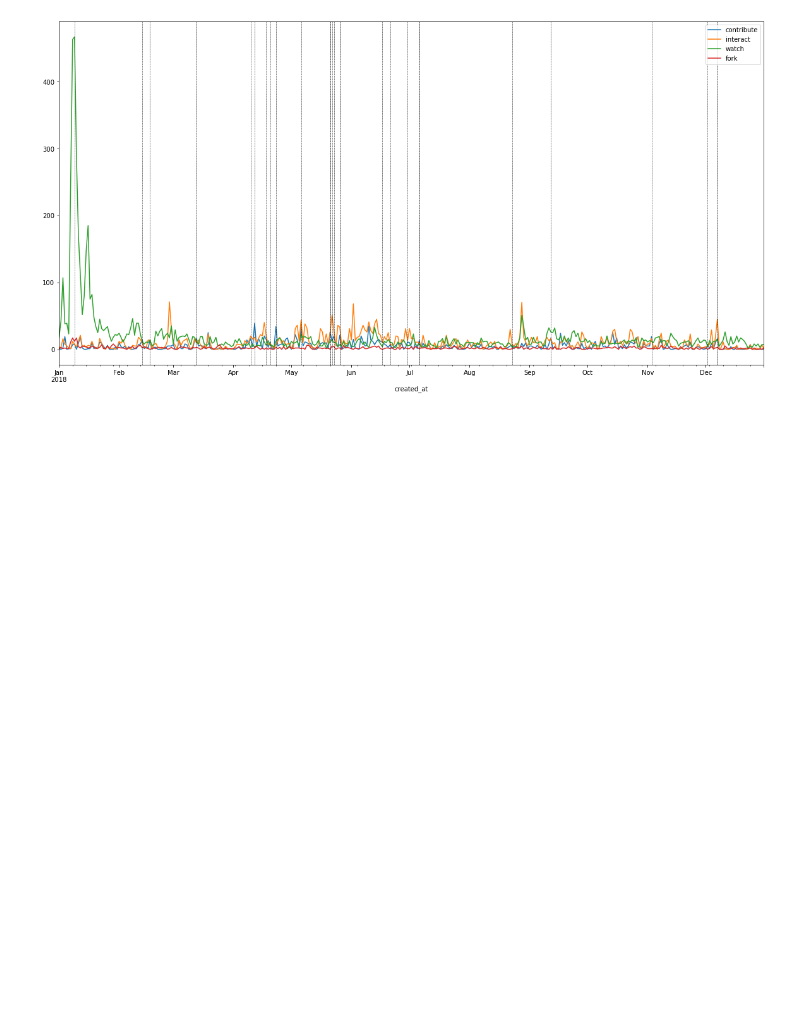
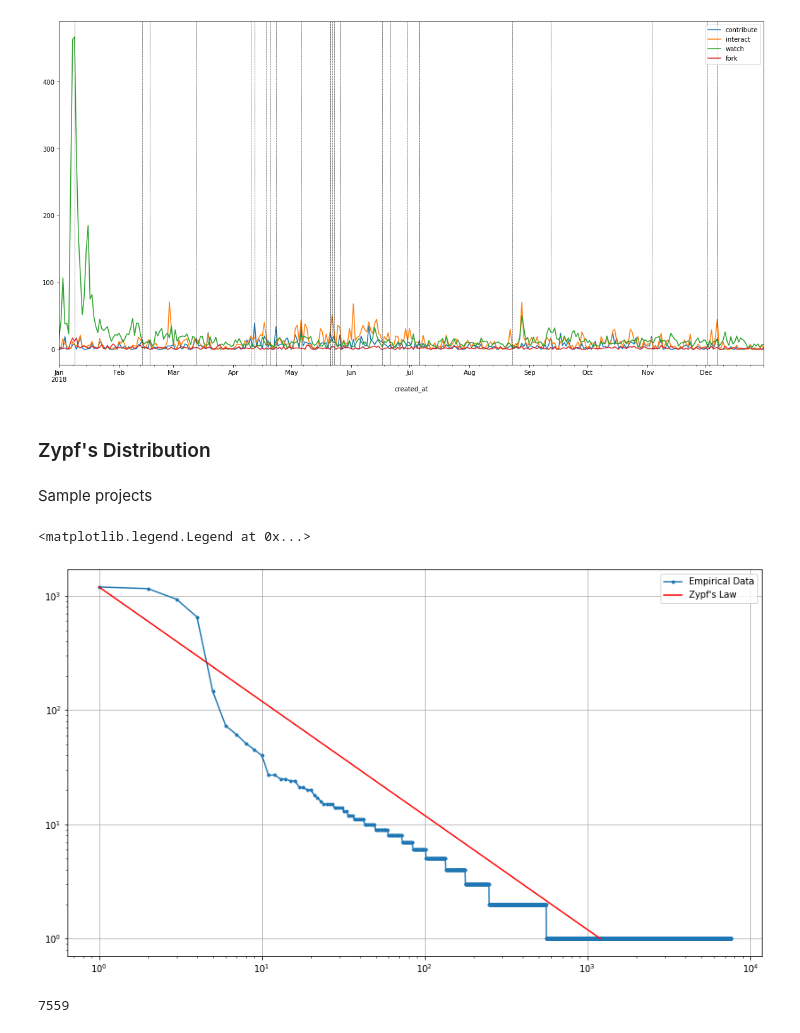
Before and after one commit to gaspa93/OSS-2018, a Jupyter notebook: Main Analysis - GitHub RANDOM-Projects Activities.ipynb, the cells around one changed output. Cells and saved outputs as stored; diff of their text form; code cells hidden in the pictures; blank space fills up the shorter version.

```diff
--- a/Main Analysis - GitHub Projects Activities.ipynb
+++ b/Main Analysis - GitHub RANDOM-Projects Activities.ipynb
@@ -487,3 +489,23 @@ for r in releases.index:
     plt.axvline(r.date(), linestyle='--', color='black', linewidth=0.5)
 # %% [output]
 [figure]
+# %% [markdown]
+### Zypf's Distribution
+# %% [markdown]
+Sample projects
+# %%
+ranking = p_sample.groupby('source')['event'].count().sort_values(ascending=False).reset_index(drop=True)
+# %%
+plt.figure(figsize=(14, 8))
+x_axis = range(1, len(ranking)+1)
+plt.loglog(x_axis, ranking.values, marker=".", label='Empirical Data')
+plt.plot([1, ranking.values[0]],[ranking.values[0] ,1], color='r', label='Zypf\'s Law')
+plt.grid()
+plt.legend()
+# %% [output]
+<matplotlib.legend.Legend at 0x...>
+[figure, added]
+# %%
+len(ranking)
+# %% [output]
+7559
```
Also changed, not shown: parts of 4 cells of this notebook, 7 other files.
